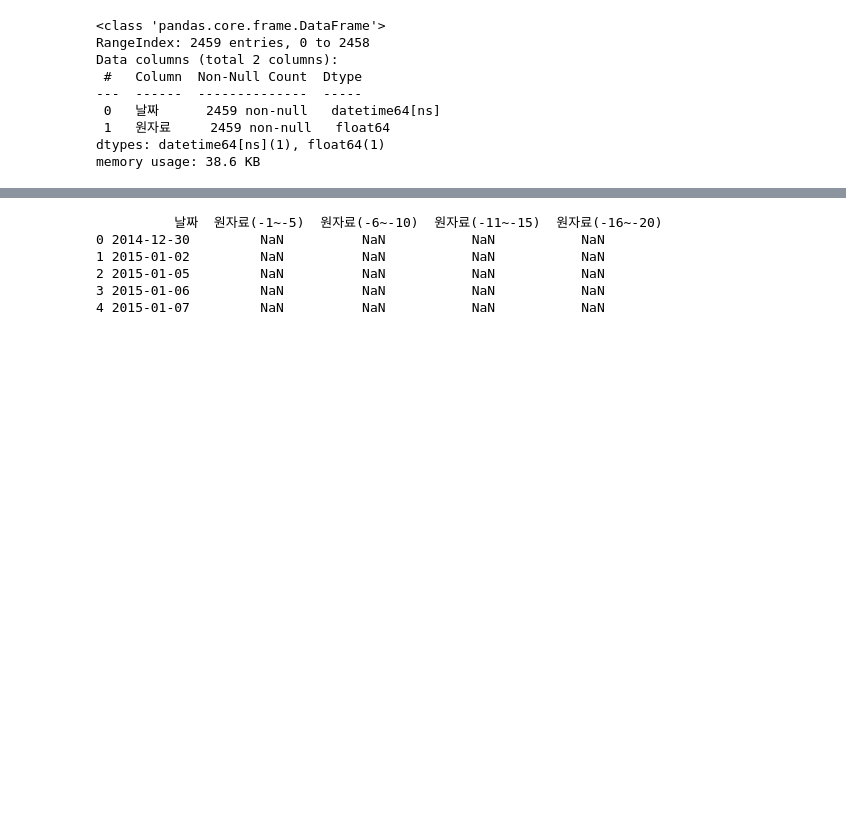
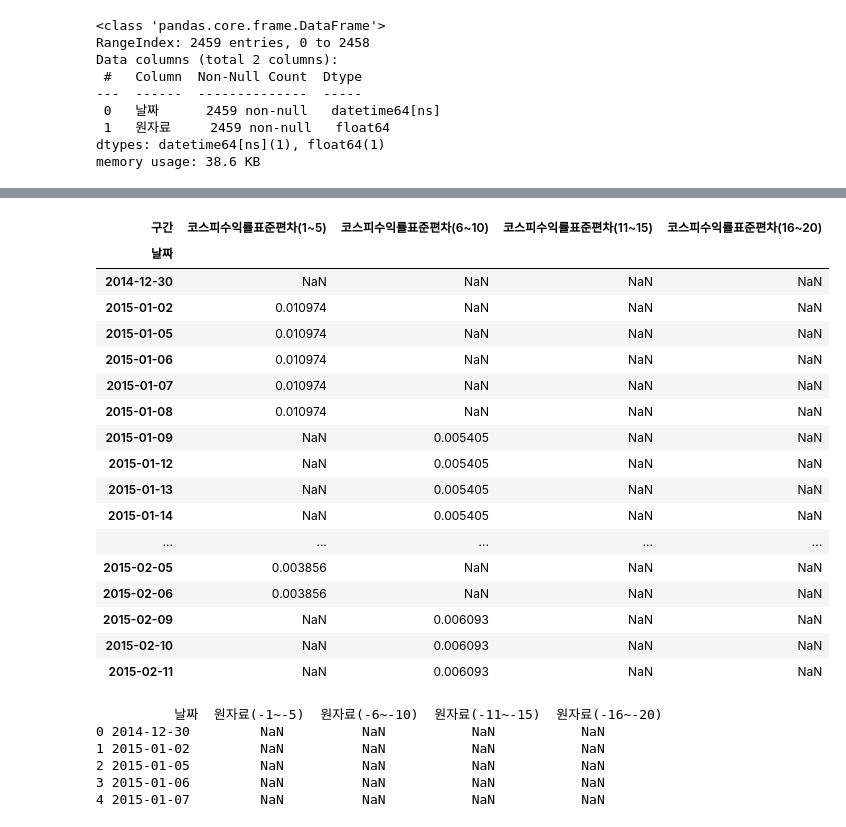
Before and after one commit to UbionProject1-IPO/Project1-2, a Jupyter notebook: notebook/수익률계산_코스피.ipynb, the cells around one changed output, grey strips where cells are left out. Saved outputs shown, nothing was run; the diff lists cells and outputs as text; code cells hidden in the pictures; blank space fills up the shorter version.

```diff
--- a/notebook/수익률계산_코스피.ipynb
+++ b/notebook/수익률계산_코스피.ipynb
@@ -89,0 +239,25 @@ memory usage: 38.6 KB
+# %%
+# 기존 df에서 필요한 컬럼 선택
+pivot_df = df[['수익률_표준편차', '기간구간']].copy()
+
+# 컬럼 이름 변경 (출력 포맷에 맞게)
+pivot_df.columns = ['수익률_표준편차', '구간']
+
+# 각 기간구간 이름을 열 이름 형식에 맞게 변환
+구간명변환 = {
+    '1~5일': '코스피수익률표준편차(1~5)',
+    '6~10일': '코스피수익률표준편차(6~10)',
+    '11~15일': '코스피수익률표준편차(11~15)',
+    '16~20일': '코스피수익률표준편차(16~20)',
+    '기타': '코스피수익률표준편차(기타)'
+}
+pivot_df['구간'] = pivot_df['구간'].map(구간명변환)
+
+# 피벗 테이블로 변환: 날짜별로 각 구간별 표준편차 열로 나열
+pivot_table = pivot_df.pivot(columns='구간', values='수익률_표준편차')
+
+# 원래 인덱스가 날짜이므로 유지
+pivot_table.index.name = '날짜'
+
+# 결과 확인
+print(pivot_table.head())
@@ -89,0 +280,17 @@ memory usage: 38.6 KB
+# %%
+# 원하는 컬럼 순서
+desired_columns = [
+    '코스피수익률표준편차(1~5)',
+    '코스피수익률표준편차(6~10)',
+    '코스피수익률표준편차(11~15)',
+    '코스피수익률표준편차(16~20)'
+]
+
+# 누락된 컬럼이 있을 수도 있으므로 존재하는 컬럼만 추출
+existing_columns = [col for col in desired_columns if col in pivot_table.columns]
+
+# 순서대로 재정렬
+pivot_table = pivot_table[existing_columns]
+
+# 결과 확인
+print(pivot_table.head())
@@ -89,0 +313,21 @@ memory usage: 38.6 KB
+# %%
+pivot_table.head(30)
+# %% [output]
+| 구간 | 코스피수익률표준편차(1~5) | 코스피수익률표준편차(6~10) | 코스피수익률표준편차(11~15) | 코스피수익률표준편차(16~20) |
+| 날짜 |  |  |  |  |
+| 2014-12-30 | NaN | NaN | NaN | NaN |
+| 2015-01-02 | 0.010974 | NaN | NaN | NaN |
+| 2015-01-05 | 0.010974 | NaN | NaN | NaN |
+| 2015-01-06 | 0.010974 | NaN | NaN | NaN |
+| 2015-01-07 | 0.010974 | NaN | NaN | NaN |
+| 2015-01-08 | 0.010974 | NaN | NaN | NaN |
+| 2015-01-09 | NaN | 0.005405 | NaN | NaN |
+| 2015-01-12 | NaN | 0.005405 | NaN | NaN |
+| 2015-01-13 | NaN | 0.005405 | NaN | NaN |
+| 2015-01-14 | NaN | 0.005405 | NaN | NaN |
+| ... | ... | ... | ... | ... |
+| 2015-02-05 | 0.003856 | NaN | NaN | NaN |
+| 2015-02-06 | 0.003856 | NaN | NaN | NaN |
+| 2015-02-09 | NaN | 0.006093 | NaN | NaN |
+| 2015-02-10 | NaN | 0.006093 | NaN | NaN |
+| 2015-02-11 | NaN | 0.006093 | NaN | NaN |
```
Also changed, not shown: parts of 11 cells of this notebook, 1 other file.
